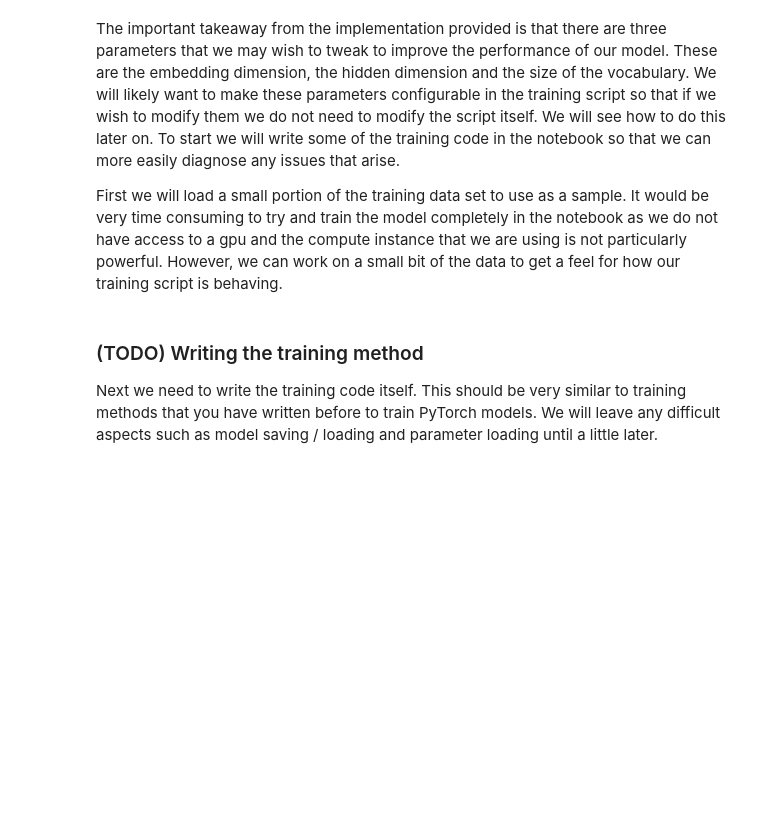
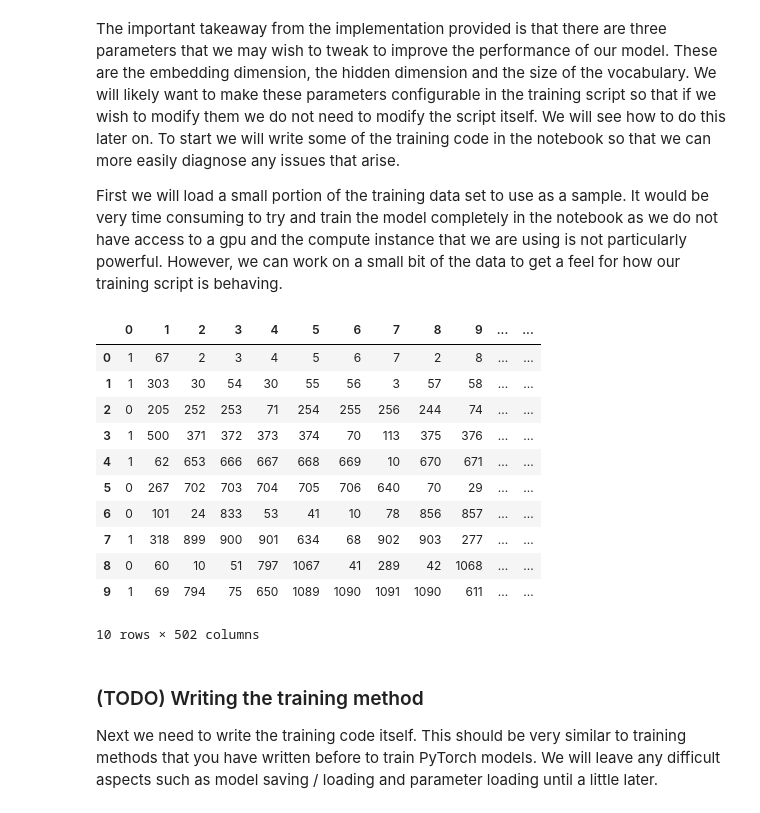
Before and after one commit to bridgecrew-perf6/udacity_sentimen_analysis_deployment, a Jupyter notebook: SageMaker Project.ipynb, the cells around one changed output. Saved outputs shown, nothing was run; the diff lists cells and outputs as text; code cells hidden in the pictures; blank space fills up the shorter version.

```diff
--- a/SageMaker Project.ipynb
+++ b/SageMaker Project.ipynb
@@ -440,6 +440,21 @@ train_sample_X = torch.from_numpy(train_sample.drop([0], axis=1).values).long()
 train_sample_ds = torch.utils.data.TensorDataset(train_sample_X, train_sample_y)
 # Build the dataloader
 train_sample_dl = torch.utils.data.DataLoader(train_sample_ds, batch_size=50)
+# %%
+train_sample.head(10)
+# %% [output]
+|  | 0 | 1 | 2 | 3 | 4 | 5 | 6 | 7 | 8 | 9 | ... | ... |
+| 0 | 1 | 67 | 2 | 3 | 4 | 5 | 6 | 7 | 2 | 8 | ... | ... |
+| 1 | 1 | 303 | 30 | 54 | 30 | 55 | 56 | 3 | 57 | 58 | ... | ... |
+| 2 | 0 | 205 | 252 | 253 | 71 | 254 | 255 | 256 | 244 | 74 | ... | ... |
+| 3 | 1 | 500 | 371 | 372 | 373 | 374 | 70 | 113 | 375 | 376 | ... | ... |
+| 4 | 1 | 62 | 653 | 666 | 667 | 668 | 669 | 10 | 670 | 671 | ... | ... |
+| 5 | 0 | 267 | 702 | 703 | 704 | 705 | 706 | 640 | 70 | 29 | ... | ... |
+| 6 | 0 | 101 | 24 | 833 | 53 | 41 | 10 | 78 | 856 | 857 | ... | ... |
+| 7 | 1 | 318 | 899 | 900 | 901 | 634 | 68 | 902 | 903 | 277 | ... | ... |
+| 8 | 0 | 60 | 10 | 51 | 797 | 1067 | 41 | 289 | 42 | 1068 | ... | ... |
+| 9 | 1 | 69 | 794 | 75 | 650 | 1089 | 1090 | 1091 | 1090 | 611 | ... | ... |
+10 rows × 502 columns
 # %% [markdown]
 ### (TODO) Writing the training method
 
```
Also changed, not shown: parts of 9 cells of this notebook, 1 other file.
